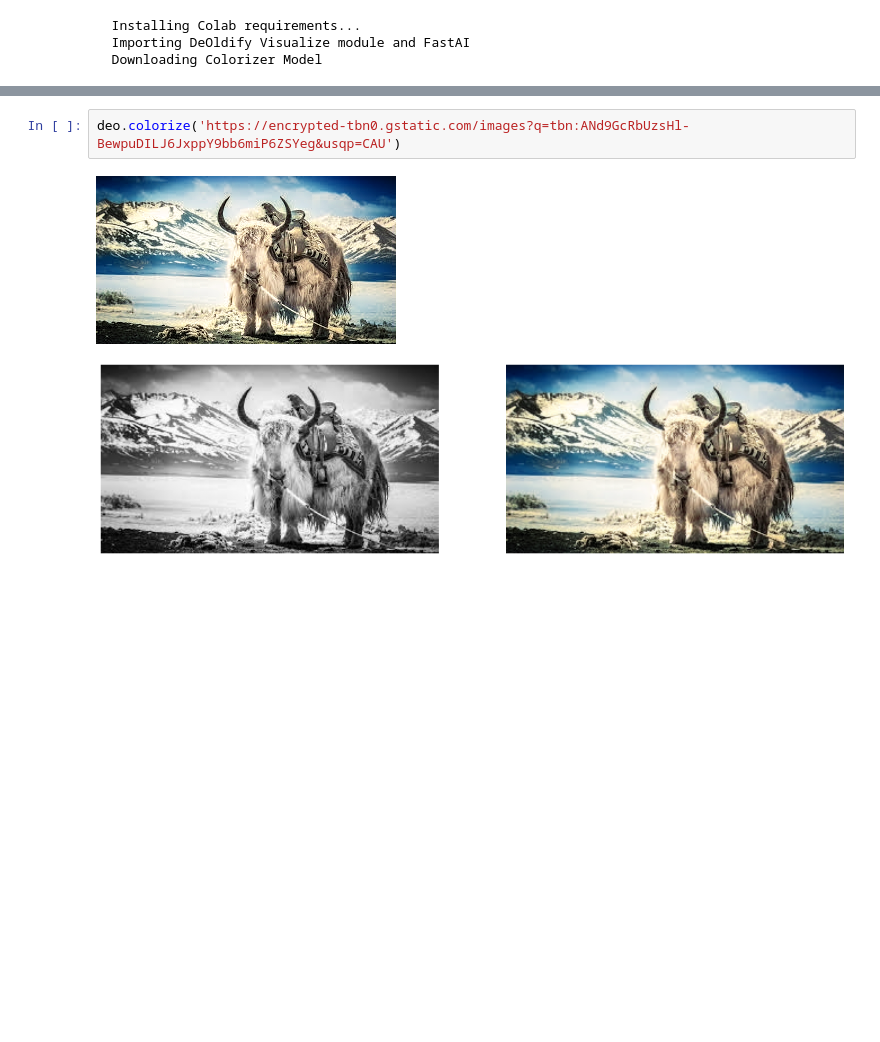
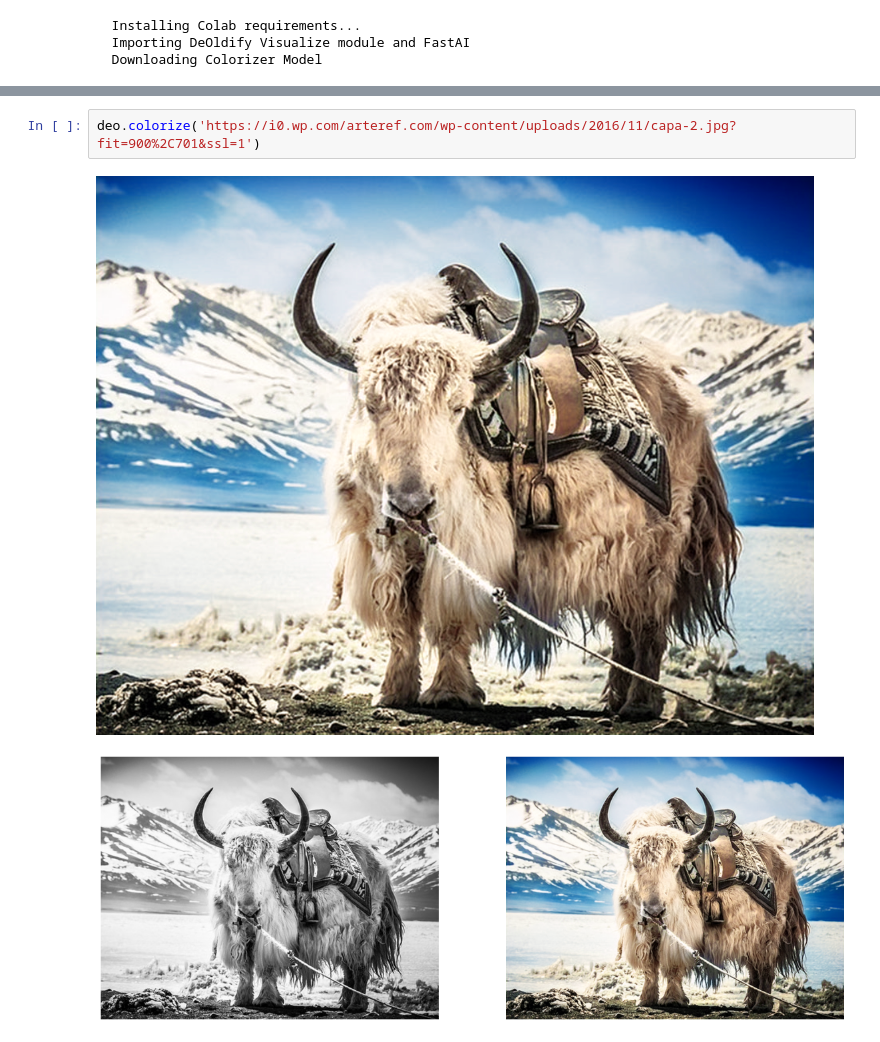
Before and after one commit to eduardoc1santos/InstColorization, a Jupyter notebook: Colorindo_fotos.ipynb, the cells around one changed output, grey strips where cells are left out. Cells and saved outputs as stored; diff of their text form; blank space fills up the shorter version.

```diff
--- a/Colorindo_fotos.ipynb
+++ b/Colorindo_fotos.ipynb
@@ -35,6 +34,6 @@ Downloading: "https://download.pytorch.org/models/resnet101-63fe2227.pth" to /ro
 Done!
-# %%
-deo.colorize('https://encrypted-tbn0.gstatic.com/images?q=tbn:ANd9GcRbUzsHl-BewpuDILJ6JxppY9bb6miP6ZSYeg&usqp=CAU')
-# %% [output]
-[figure, removed]
-[figure, removed]
+# %%
+deo.colorize('https://i0.wp.com/arteref.com/wp-content/uploads/2016/11/capa-2.jpg?fit=900%2C701&ssl=1')
+# %% [output]
+[figure, added]
+[figure, added]
```
Also changed, not shown: parts of 2 cells of this notebook.
